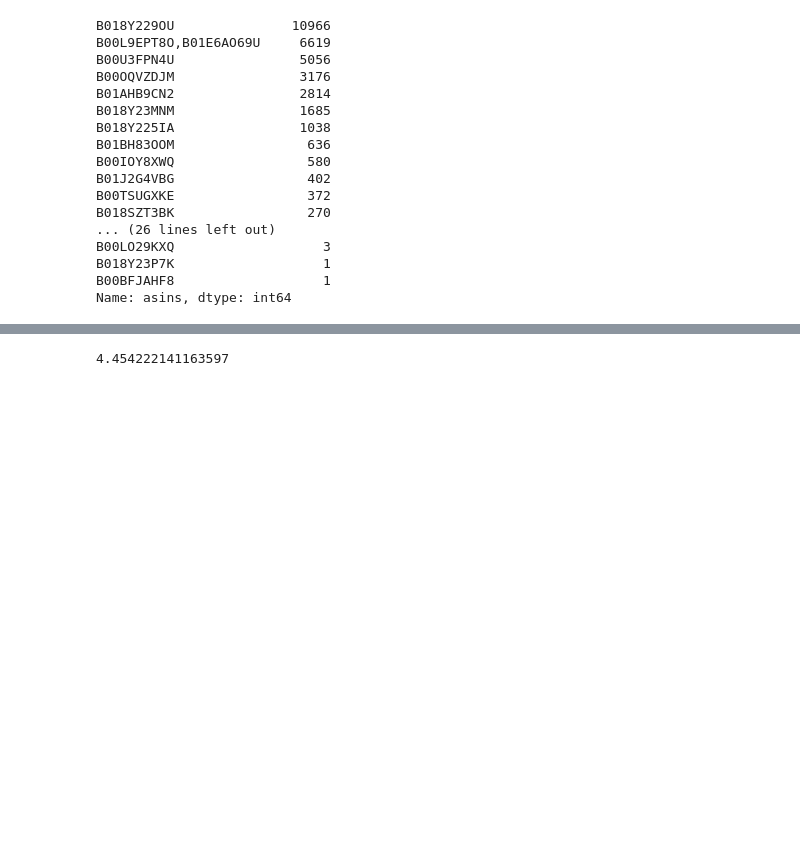
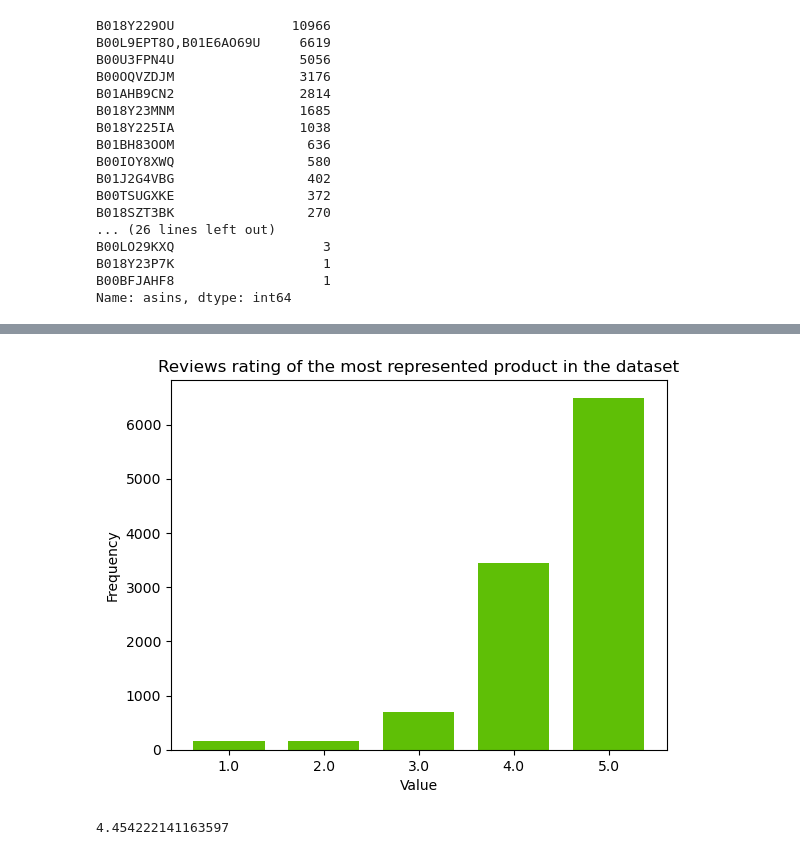
Before and after one commit to MartaTeo/ML-Project-CSE204, a Jupyter notebook: Working file.ipynb, the cells around one changed output, grey strips where cells are left out. Cells and saved outputs as stored; diff of their text form; code cells hidden in the pictures; blank space fills up the shorter version.

```diff
--- a/Working file.ipynb
+++ b/Working file.ipynb
@@ -198,3 +218,24 @@ plt.show()
+# %%
+data = filtered_df['reviews.rating']
+min_bin = 0.5
+max_bin = 5.5
+bins = np.arange(min_bin, max_bin + 1, 1)
+
+counts, edges = np.histogram(data, bins=bins)
+
+bar_width = 0.75
+
+# Plot each bar
+for left, height in zip(edges[:-1], counts):
+    plt.bar(left + 0.5 * (1 - bar_width), height, width=bar_width, align='edge', color='#5fbf06')
+
+plt.xlabel('Value')
+plt.ylabel('Frequency')
+plt.title('Reviews rating of the most represented product in the dataset')
+plt.xticks(ticks=np.arange(min(data), max(data) + 1), labels=np.arange(min(data), max(data) + 1))
+plt.show()
+# %% [output]
+[figure, added]
 # %%
 overall_grade = filtered_df['reviews.rating'].mean()
 print( overall_grade )
```
Also changed, not shown: parts of 5 cells of this notebook, 5 other files.
